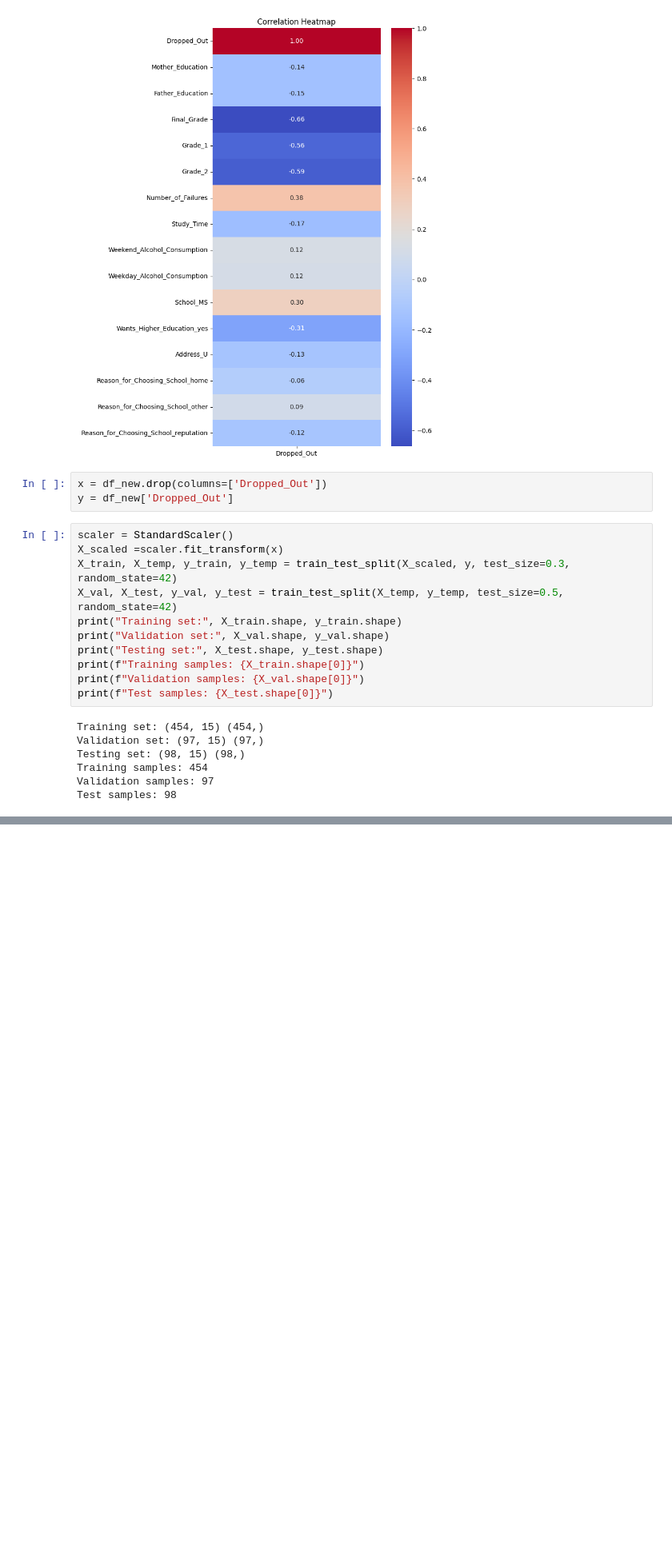
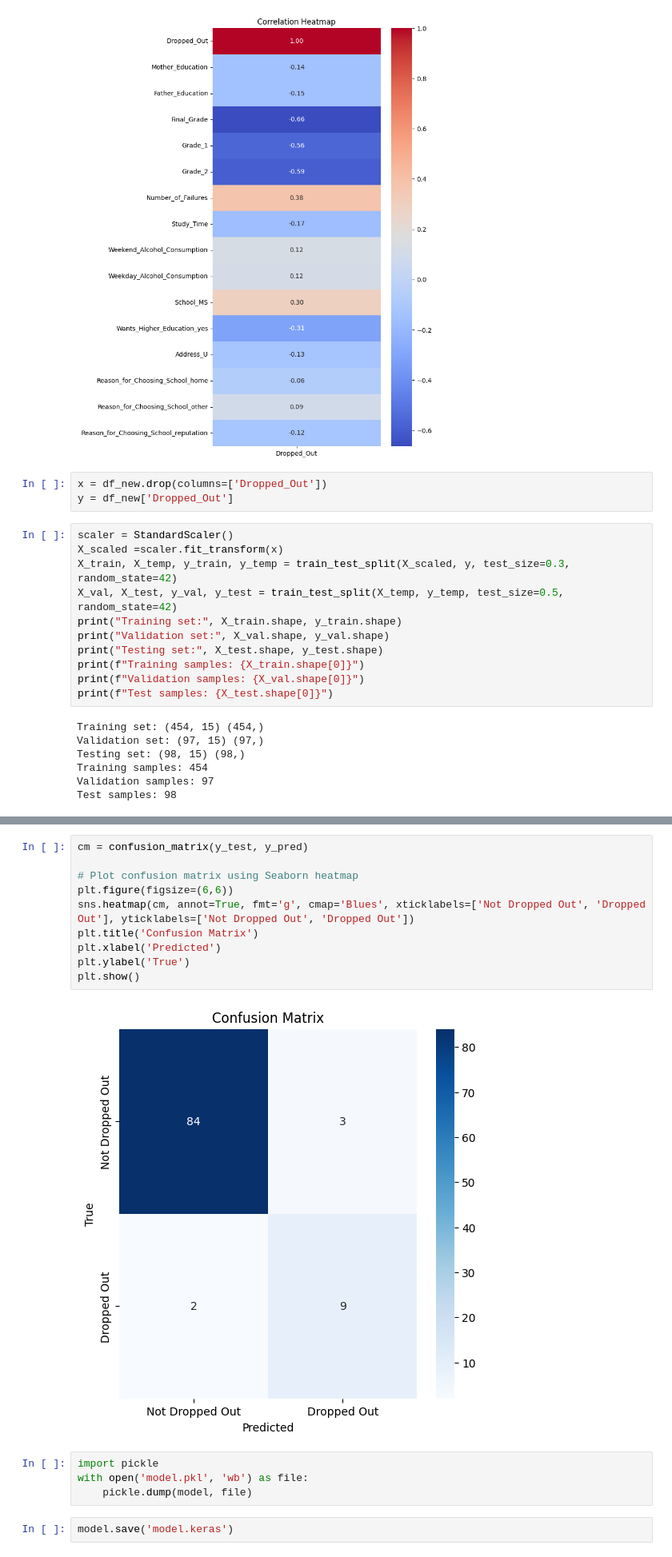
Before and after one commit to MKangabire/student_dropout, a Jupyter notebook: student_dropout.ipynb, the cells around one changed output, grey strips where cells are left out. Shown at 80% size. Saved outputs shown, nothing was run; the diff lists cells and outputs as text; blank space fills up the shorter version.

```diff
--- a/student_dropout.ipynb
+++ b/student_dropout.ipynb
@@ -183,0 +226,18 @@ F1 Score: 0.7500
+# %%
+cm = confusion_matrix(y_test, y_pred)
+
+# Plot confusion matrix using Seaborn heatmap
+plt.figure(figsize=(6,6))
+sns.heatmap(cm, annot=True, fmt='g', cmap='Blues', xticklabels=['Not Dropped Out', 'Dropped Out'], yticklabels=['Not Dropped Out', 'Dropped Out'])
+plt.title('Confusion Matrix')
+plt.xlabel('Predicted')
+plt.ylabel('True')
+plt.show()
+# %% [output]
+[figure, added]
+# %%
+import pickle
+with open('model.pkl', 'wb') as file:
+    pickle.dump(model, file)
+# %%
+model.save('model.keras')
```
Also changed, not shown: parts of 5 cells of this notebook.
